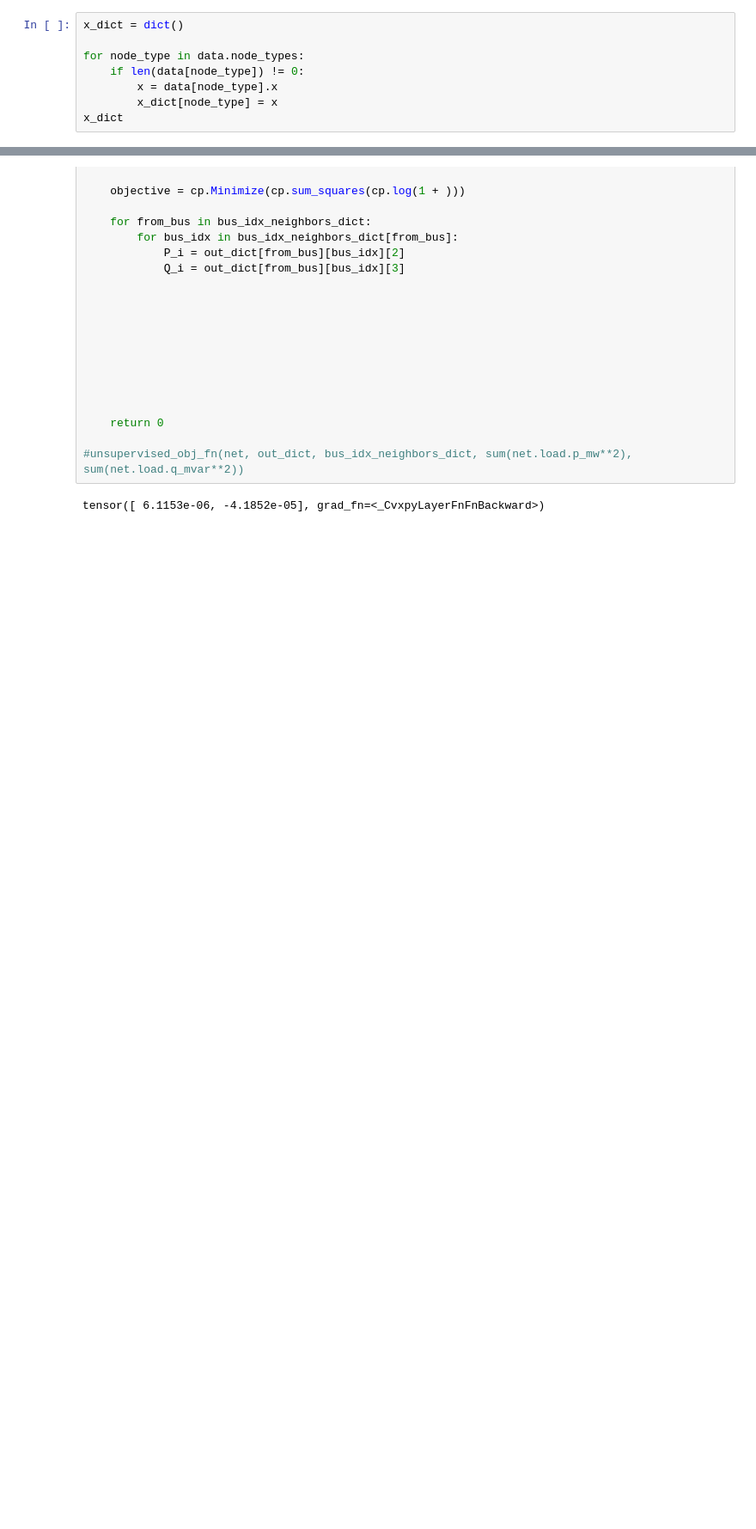
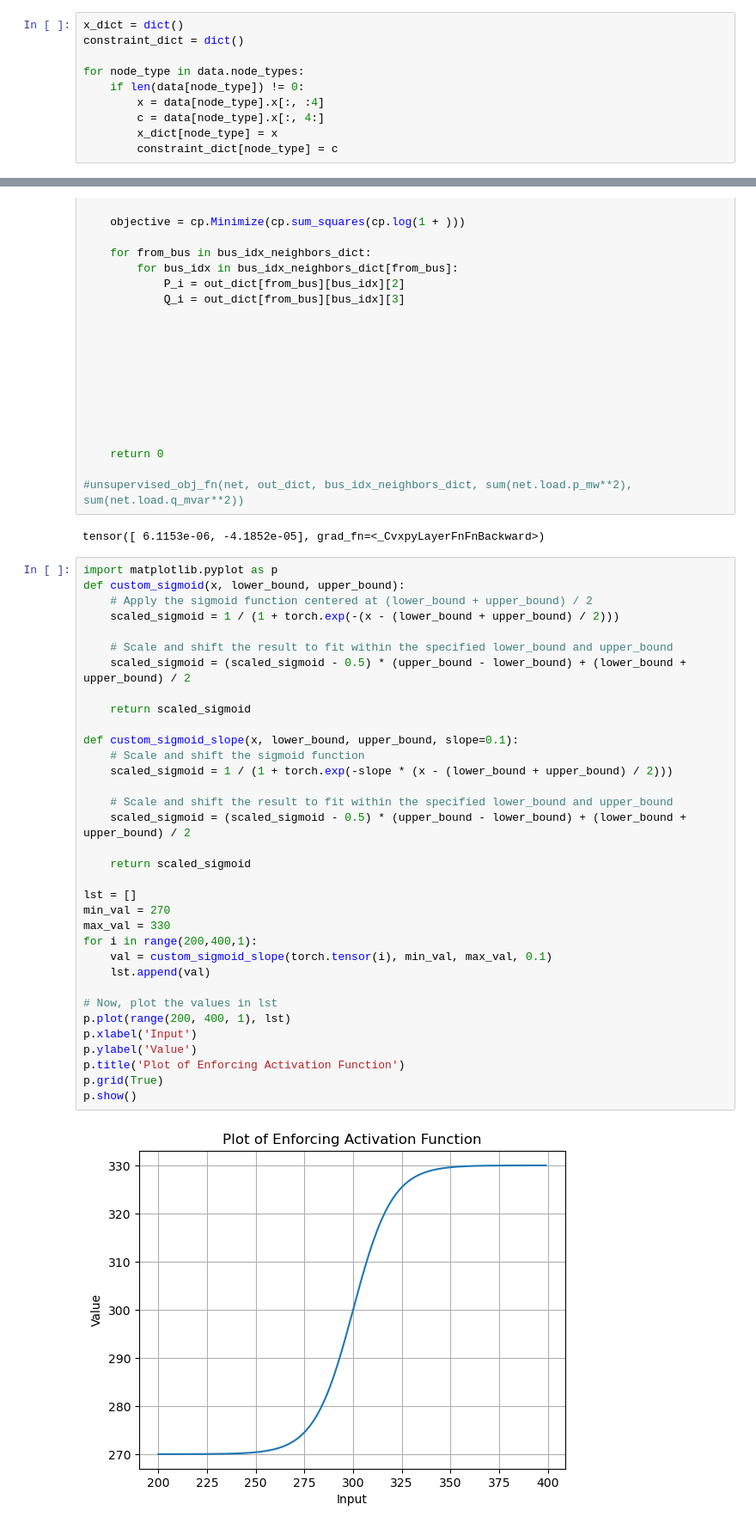
Before and after one commit to CanBayraktaroglu/OPFGNN, a Jupyter notebook: code/gnn.ipynb, the cells around one changed output, grey strips where cells are left out. Shown at 86% size. Saved outputs shown, nothing was run; the diff lists cells and outputs as text; blank space fills up the shorter version.

Commit message:
Implementation of the Constraint Enforcement

```diff
--- a/code/gnn.ipynb
+++ b/code/gnn.ipynb
@@ -871,9 +870,11 @@ HeteroData(
 )
 # %%
 x_dict = dict()
+constraint_dict = dict()
 
 for node_type in data.node_types:
     if len(data[node_type]) != 0:
-        x = data[node_type].x
+        x = data[node_type].x[:, :4]
+        c = data[node_type].x[:, 4:]
         x_dict[node_type] = x
-x_dict
+        constraint_dict[node_type] = c
@@ -1036,3 +1004,39 @@ def unsupervised_obj_fn(net, out_dict, bus_idx_neighbors_dict, P_demanded, Q_dem
 #unsupervised_obj_fn(net, out_dict, bus_idx_neighbors_dict, sum(net.load.p_mw**2), sum(net.load.q_mvar**2))
 # %% [output]
 tensor([ 6.1153e-06, -4.1852e-05], grad_fn=<_CvxpyLayerFnFnBackward>)
+# %%
+import matplotlib.pyplot as p
+def custom_sigmoid(x, lower_bound, upper_bound):
+    # Apply the sigmoid function centered at (lower_bound + upper_bound) / 2
+    scaled_sigmoid = 1 / (1 + torch.exp(-(x - (lower_bound + upper_bound) / 2)))
+
+    # Scale and shift the result to fit within the specified lower_bound and upper_bound
+    scaled_sigmoid = (scaled_sigmoid - 0.5) * (upper_bound - lower_bound) + (lower_bound + upper_bound) / 2
+
+    return scaled_sigmoid
+
+def custom_sigmoid_slope(x, lower_bound, upper_bound, slope=0.1):
+    # Scale and shift the sigmoid function
+    scaled_sigmoid = 1 / (1 + torch.exp(-slope * (x - (lower_bound + upper_bound) / 2)))
+
+    # Scale and shift the result to fit within the specified lower_bound and upper_bound
+    scaled_sigmoid = (scaled_sigmoid - 0.5) * (upper_bound - lower_bound) + (lower_bound + upper_bound) / 2
+
+    return scaled_sigmoid
+
+lst = []
+min_val = 270
+max_val = 330
+for i in range(200,400,1):
+    val = custom_sigmoid_slope(torch.tensor(i), min_val, max_val, 0.1)
+    lst.append(val)
+
+# Now, plot the values in lst
+p.plot(range(200, 400, 1), lst)
+p.xlabel('Input')
+p.ylabel('Value')
+p.title('Plot of Enforcing Activation Function')
+p.grid(True)
+p.show()
+# %% [output]
+[figure, added]
```
Also changed, not shown: parts of 7 cells of this notebook, 1 other file.
